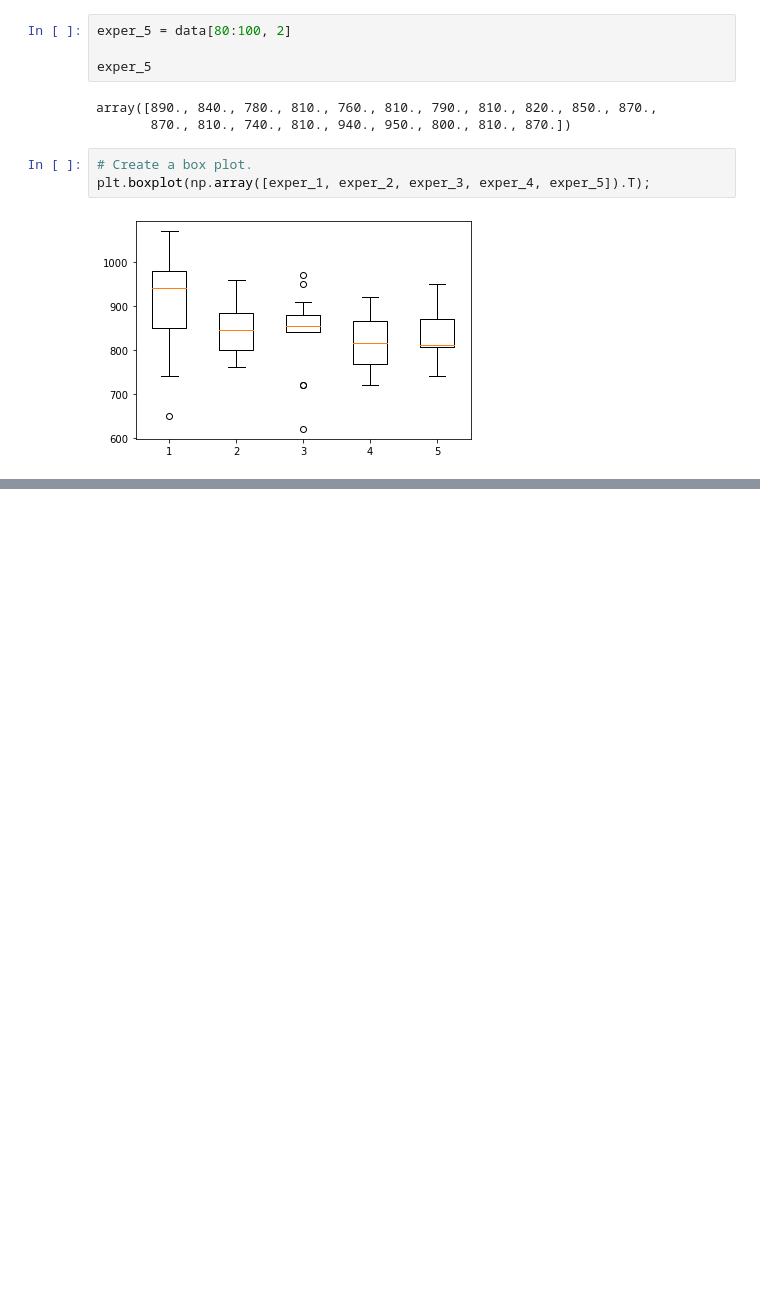
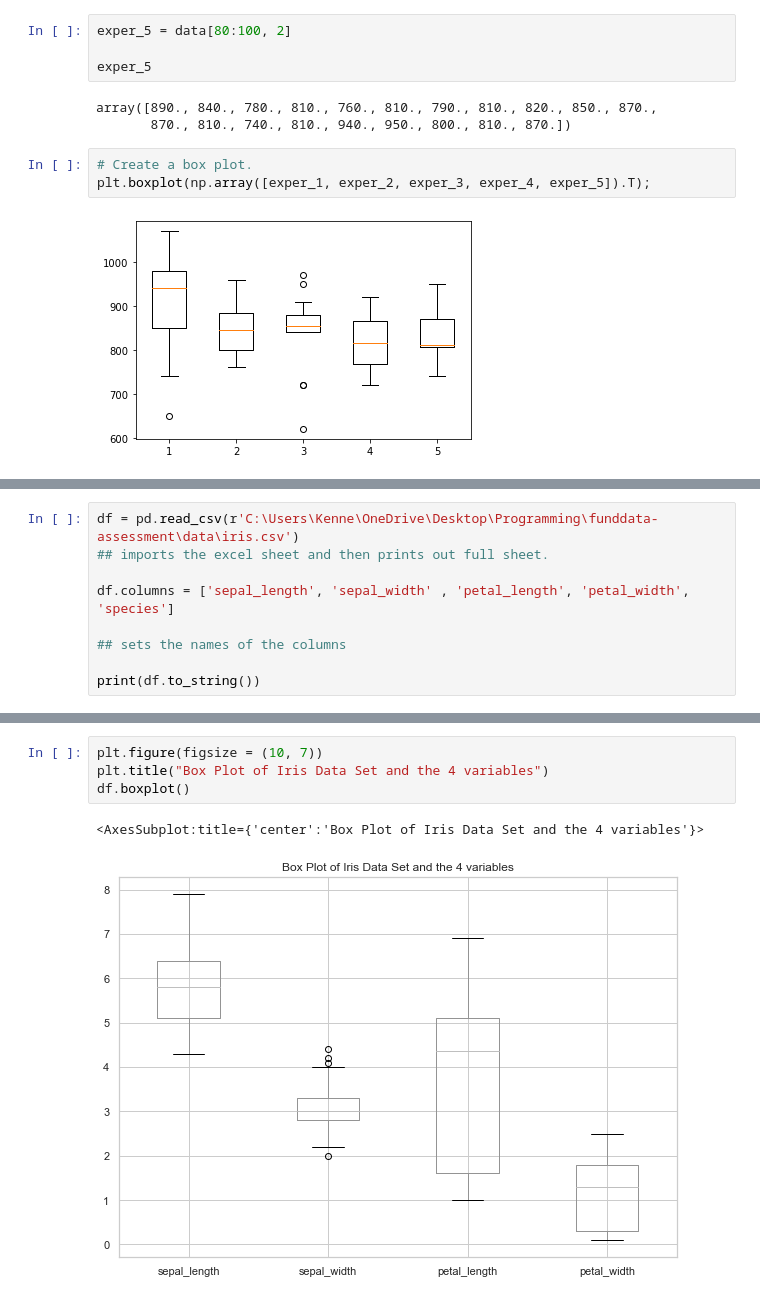
Before and after one commit to KenLin765/funddata-assessment, a Jupyter notebook: practicals/Outliers.ipynb, the cells around one changed output, grey strips where cells are left out. Cells and saved outputs as stored; diff of their text form; blank space fills up the shorter version.

```diff
--- a/practicals/Outliers.ipynb
+++ b/practicals/Outliers.ipynb
@@ -67,0 +83,9 @@ plt.boxplot(np.array([exper_1, exper_2, exper_3, exper_4, exper_5]).T);
+# %%
+df = pd.read_csv(r'C:\Users\Kenne\OneDrive\Desktop\Programming\funddata-assessment\data\iris.csv')
+## imports the excel sheet and then prints out full sheet.
+
+df.columns = ['sepal_length', 'sepal_width' , 'petal_length', 'petal_width', 'species']
+
+## sets the names of the columns
+
+print(df.to_string())
@@ -67,0 +129,7 @@ plt.boxplot(np.array([exper_1, exper_2, exper_3, exper_4, exper_5]).T);
+# %%
+plt.figure(figsize = (10, 7))
+plt.title("Box Plot of Iris Data Set and the 4 variables")
+df.boxplot()
+# %% [output]
+<AxesSubplot:title={'center':'Box Plot of Iris Data Set and the 4 variables'}>
+[figure, added]
```
Also changed, not shown: parts of 14 cells of this notebook, 4 other files.
